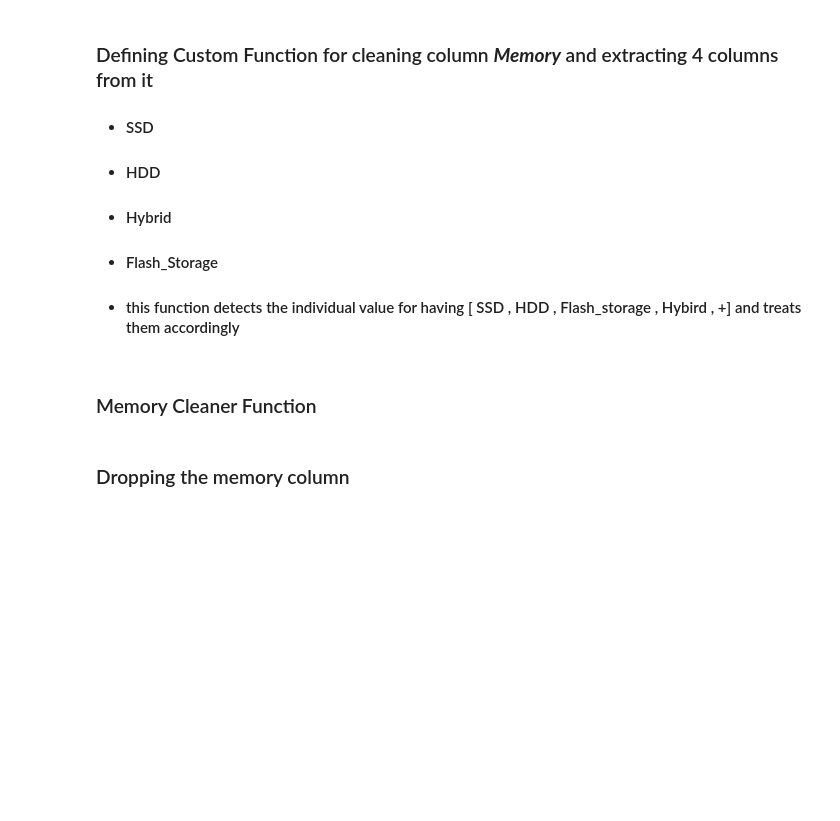
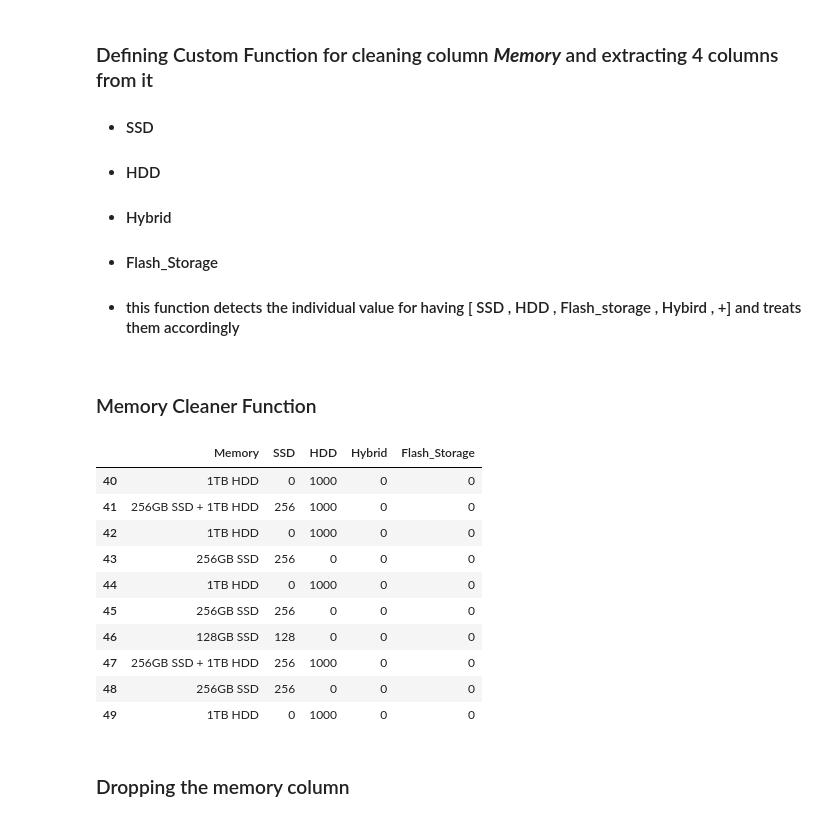
Before and after one commit to RishiBakshii/Laptop-Price-Predictor, a Jupyter notebook: main.ipynb, the cells around one changed output. Drawn from its saved outputs; the diff is of its cells as text; code cells hidden in the pictures; blank space fills up the shorter version.

```diff
--- a/main.ipynb
+++ b/main.ipynb
@@ -766,6 +766,20 @@ df['SSD']=[int(i) for i in ssd_values]
 df['HDD']=[int(i) for i in hdd_values]
 df['Hybrid']=[int(i) for i in hybrid_values]
 df['Flash_Storage']=[int(i) for i in flash_storage_values]
+# %%
+df[['Memory','SSD','HDD','Hybrid','Flash_Storage']][40:50]
+# %% [output]
+|  | Memory | SSD | HDD | Hybrid | Flash_Storage |
+| 40 | 1TB HDD | 0 | 1000 | 0 | 0 |
+| 41 | 256GB SSD + 1TB HDD | 256 | 1000 | 0 | 0 |
+| 42 | 1TB HDD | 0 | 1000 | 0 | 0 |
+| 43 | 256GB SSD | 256 | 0 | 0 | 0 |
+| 44 | 1TB HDD | 0 | 1000 | 0 | 0 |
+| 45 | 256GB SSD | 256 | 0 | 0 | 0 |
+| 46 | 128GB SSD | 128 | 0 | 0 | 0 |
+| 47 | 256GB SSD + 1TB HDD | 256 | 1000 | 0 | 0 |
+| 48 | 256GB SSD | 256 | 0 | 0 | 0 |
+| 49 | 1TB HDD | 0 | 1000 | 0 | 0 |
 # %% [markdown]
 ### Dropping the memory column
 # %%
```
Also changed, not shown: parts of 1 cell of this notebook, 1 other file.
